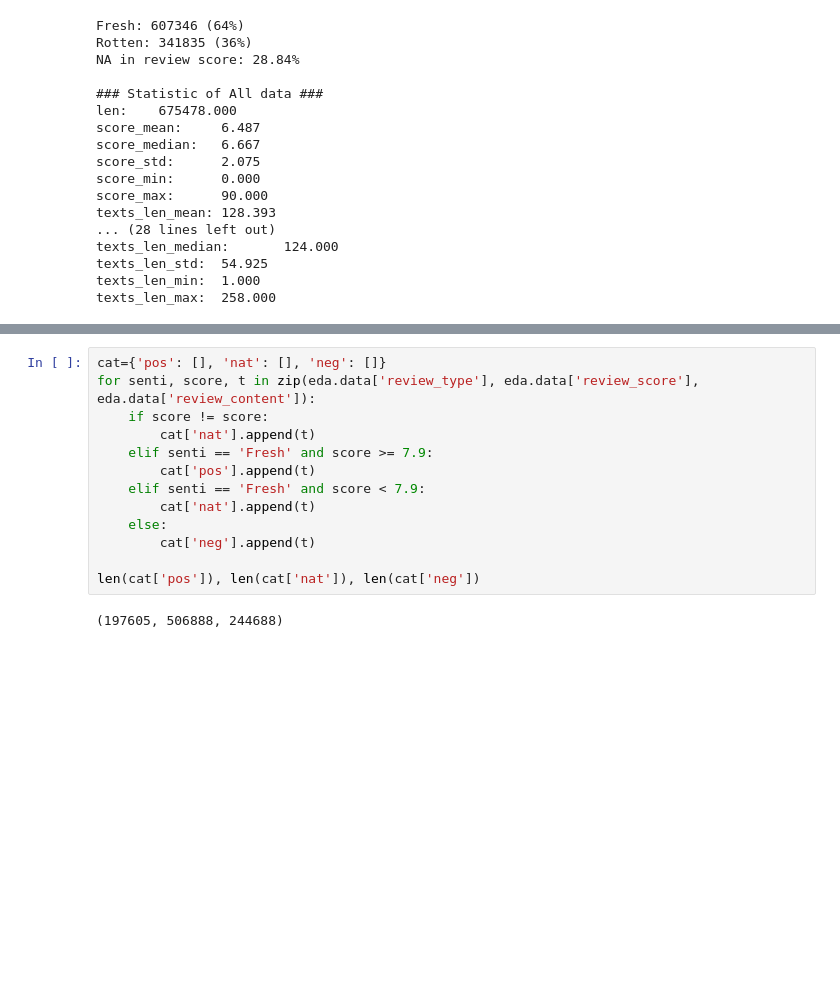
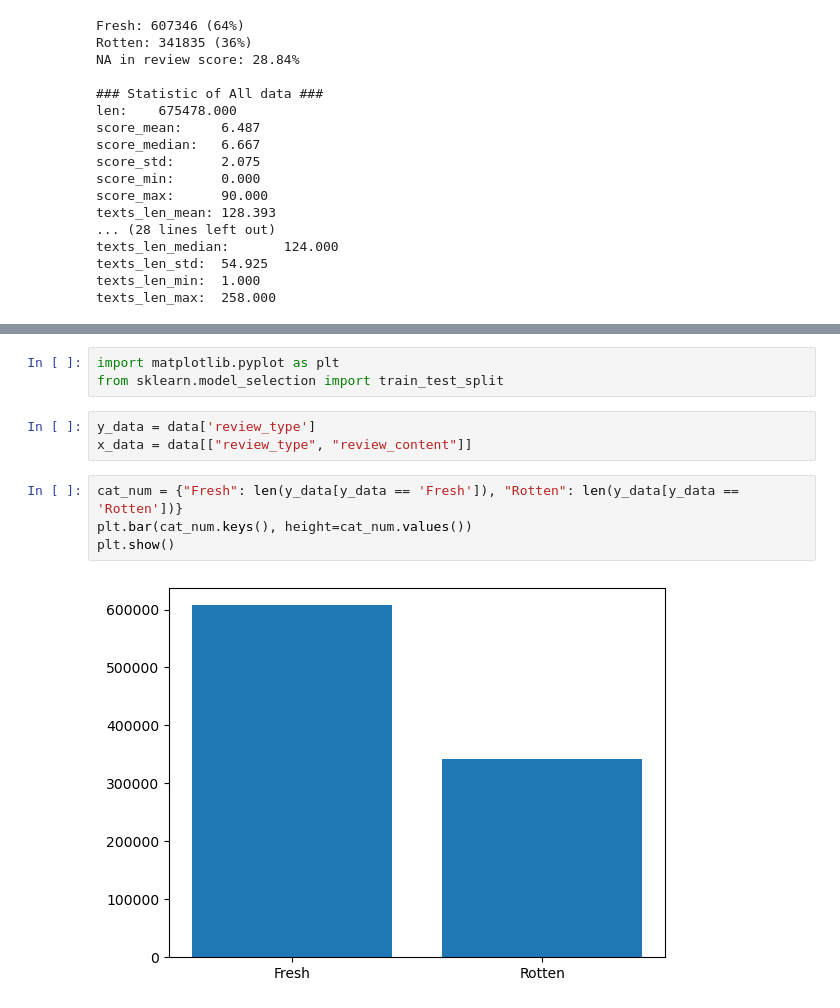
Before and after one commit to MMovasaghi/SentiMovie, a Jupyter notebook: code/data_preprocessing/preprocessing.ipynb, the cells around one changed output, grey strips where cells are left out. Saved outputs shown, nothing was run; the diff lists cells and outputs as text; blank space fills up the shorter version.

```diff
--- a/code/data_preprocessing/preprocessing.ipynb
+++ b/code/data_preprocessing/preprocessing.ipynb
@@ -323,16 +399,13 @@ The torpid first half nearly made me drift into suspended animation. But the exc
 ====================================================================================================
-# %%
-cat={'pos': [], 'nat': [], 'neg': []}
-for senti, score, t in zip(eda.data['review_type'], eda.data['review_score'], eda.data['review_content']):
-    if score != score:
-        cat['nat'].append(t)
-    elif senti == 'Fresh' and score >= 7.9:
-        cat['pos'].append(t)
-    elif senti == 'Fresh' and score < 7.9:
-        cat['nat'].append(t)
-    else:
-        cat['neg'].append(t)
-
-len(cat['pos']), len(cat['nat']), len(cat['neg'])
-# %% [output]
-(197605, 506888, 244688)
+# %%
+import matplotlib.pyplot as plt
+from sklearn.model_selection import train_test_split
+# %%
+y_data = data['review_type']
+x_data = data[["review_type", "review_content"]]
+# %%
+cat_num = {"Fresh": len(y_data[y_data == 'Fresh']), "Rotten": len(y_data[y_data == 'Rotten'])}
+plt.bar(cat_num.keys(), height=cat_num.values())
+plt.show()
+# %% [output]
+[figure, added]
```
Also changed, not shown: parts of 7 cells of this notebook, 2 other files.
